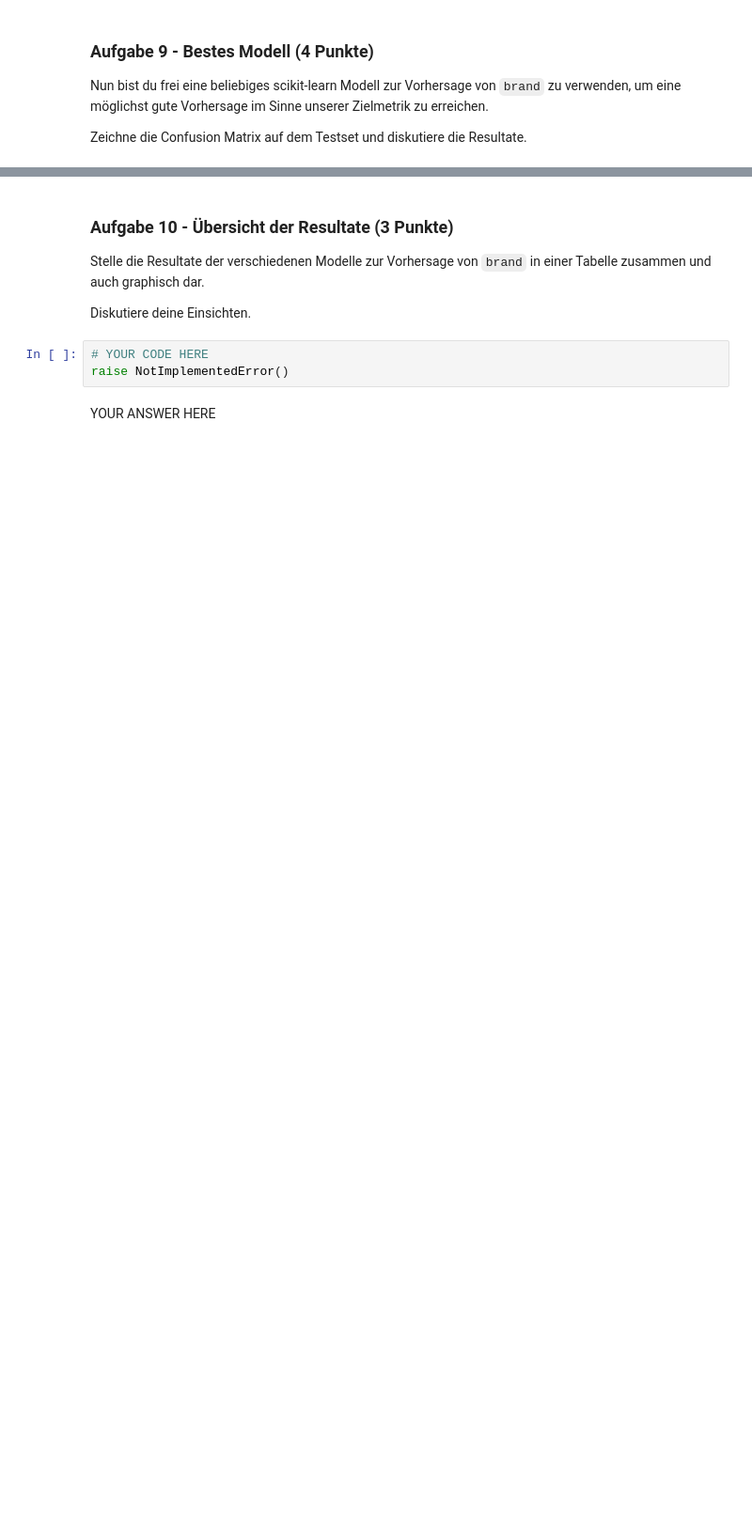
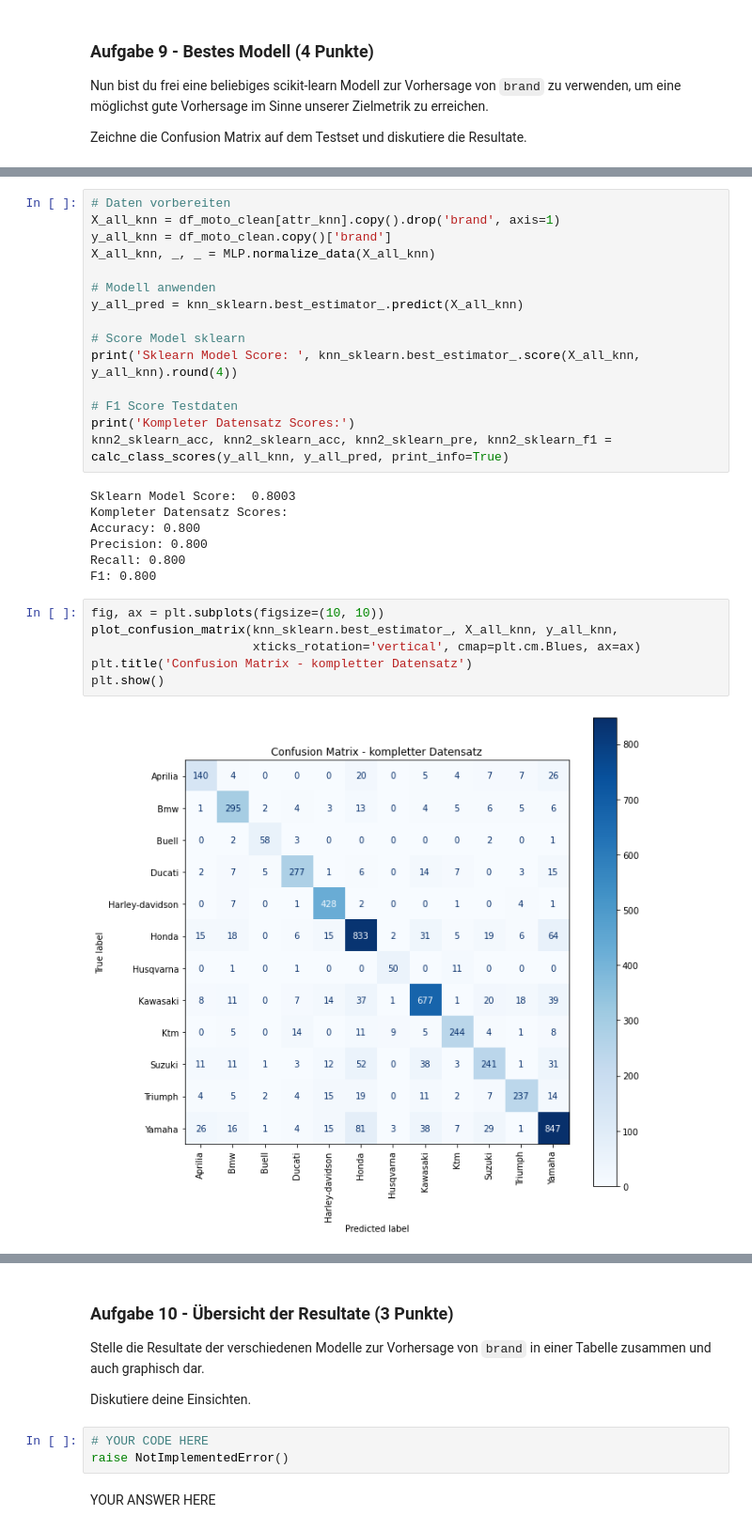
Before and after one commit to rootpi2203/ds_gml, a Jupyter notebook: gml_minichallenge_2/gml_minichallenge_2.ipynb, the cells around one changed output, grey strips where cells are left out. Shown at 94% size. Drawn from its saved outputs; the diff is of its cells as text; blank space fills up the shorter version.

```diff
--- a/gml_minichallenge_2/gml_minichallenge_2.ipynb
+++ b/gml_minichallenge_2/gml_minichallenge_2.ipynb
@@ -2377,0 +2523,30 @@ YOUR ANSWER HERE
+# %%
+# Daten vorbereiten
+X_all_knn = df_moto_clean[attr_knn].copy().drop('brand', axis=1)
+y_all_knn = df_moto_clean.copy()['brand']
+X_all_knn, _, _ = MLP.normalize_data(X_all_knn)
+
+# Modell anwenden
+y_all_pred = knn_sklearn.best_estimator_.predict(X_all_knn)
+
+# Score Model sklearn
+print('Sklearn Model Score: ', knn_sklearn.best_estimator_.score(X_all_knn, y_all_knn).round(4))
+
+# F1 Score Testdaten
+print('Kompleter Datensatz Scores:')
+knn2_sklearn_acc, knn2_sklearn_acc, knn2_sklearn_pre, knn2_sklearn_f1 = calc_class_scores(y_all_knn, y_all_pred, print_info=True)
+# %% [output]
+Sklearn Model Score:  0.8003
+Kompleter Datensatz Scores:
+Accuracy: 0.800
+Precision: 0.800
+Recall: 0.800
+F1: 0.800
+# %%
+fig, ax = plt.subplots(figsize=(10, 10))
+plot_confusion_matrix(knn_sklearn.best_estimator_, X_all_knn, y_all_knn,
+                      xticks_rotation='vertical', cmap=plt.cm.Blues, ax=ax)
+plt.title('Confusion Matrix - kompletter Datensatz')
+plt.show()
+# %% [output]
+[figure, added]
```
Also changed, not shown: parts of 28 cells of this notebook.
